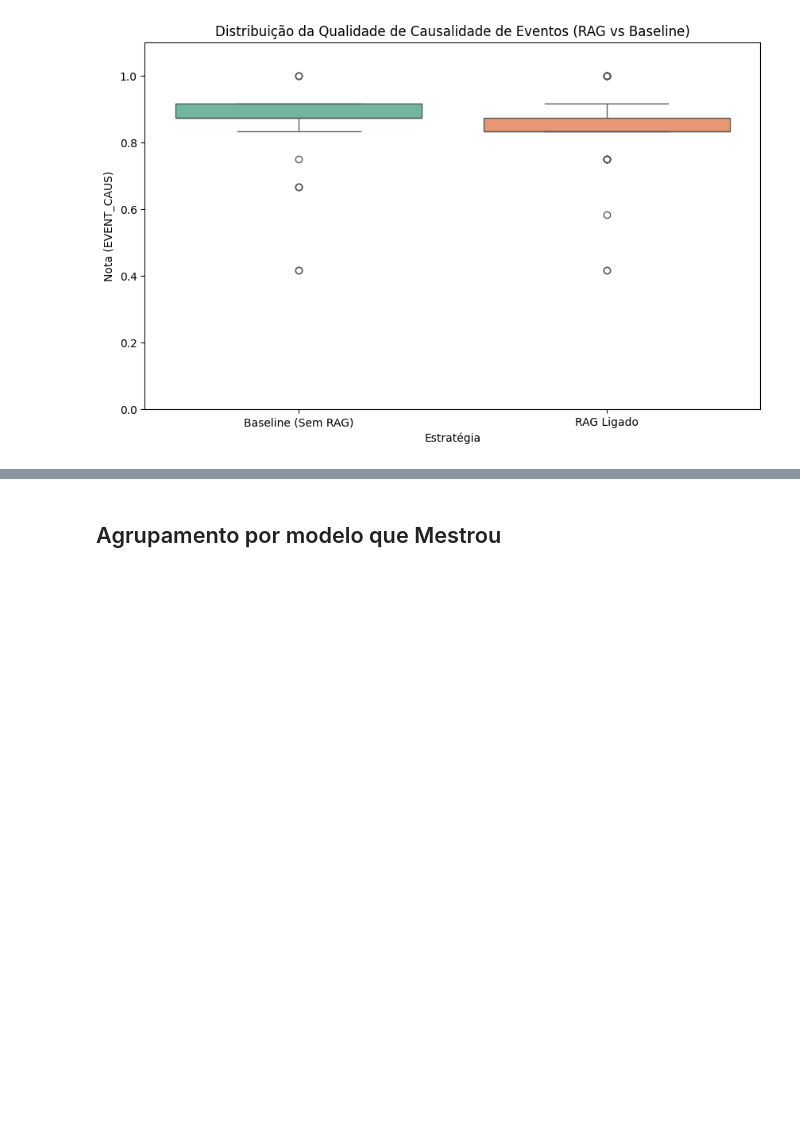
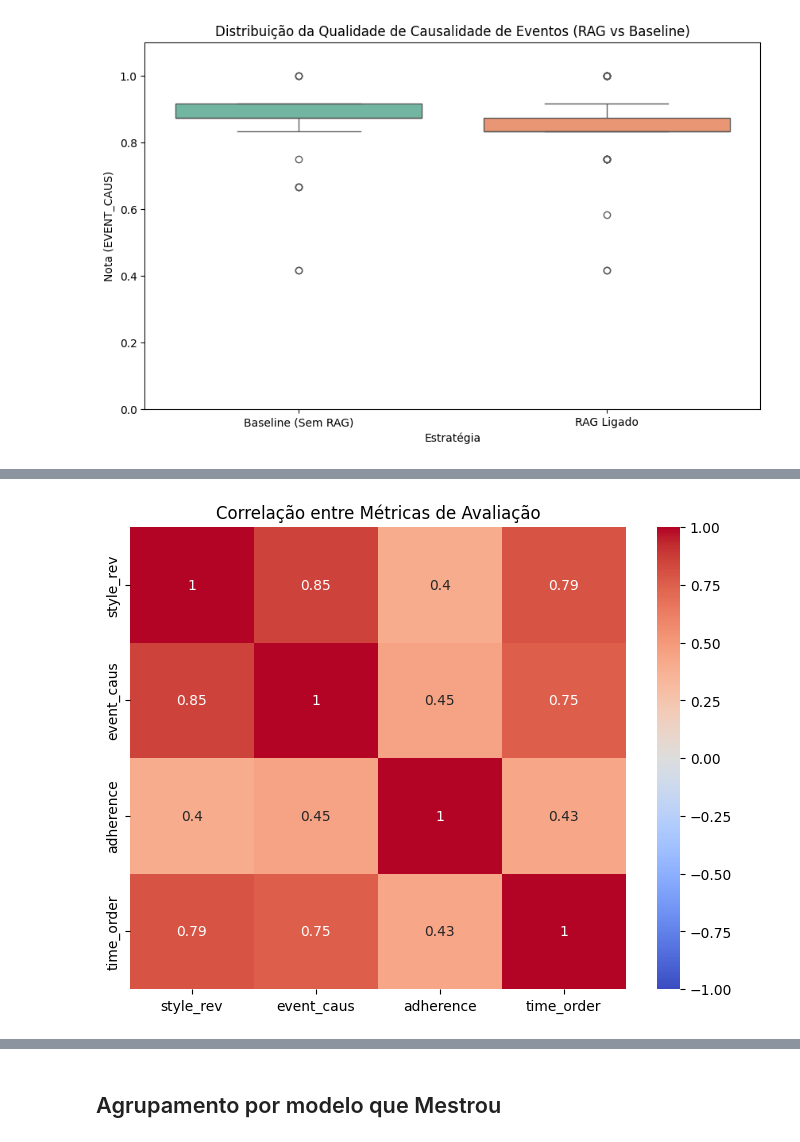
Before and after one commit to CarlosFranchN/gm-bot-tcc, a Jupyter notebook: main.ipynb, the cells around one changed output, grey strips where cells are left out. Cells and saved outputs as stored; diff of their text form; code cells hidden in the pictures; blank space fills up the shorter version.

```diff
--- a/main.ipynb
+++ b/main.ipynb
@@ -77,0 +114,9 @@ plt.show()
+# %%
+plt.figure(figsize=(8, 6))
+# Filtramos apenas as colunas das métricas numéricas
+metricas_df = df[['style_rev', 'event_caus', 'adherence', 'time_order']].astype(float)
+sns.heatmap(metricas_df.corr(), annot=True, cmap='coolwarm', vmin=-1, vmax=1)
+plt.title('Correlação entre Métricas de Avaliação')
+plt.show()
+# %% [output]
+[figure, added]
```
Also changed, not shown: parts of 14 cells of this notebook, 26 other files.
